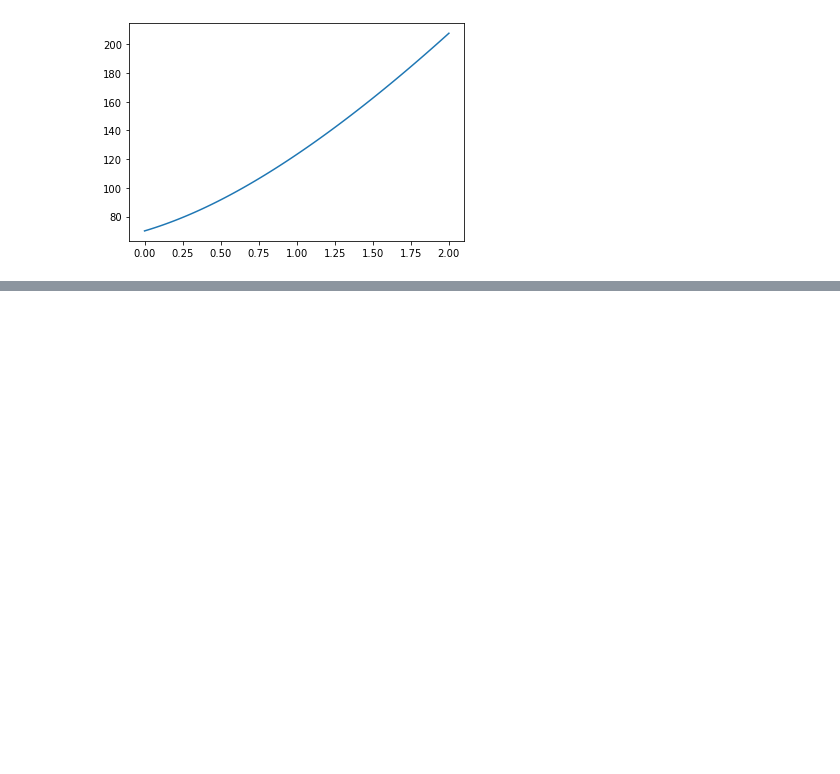
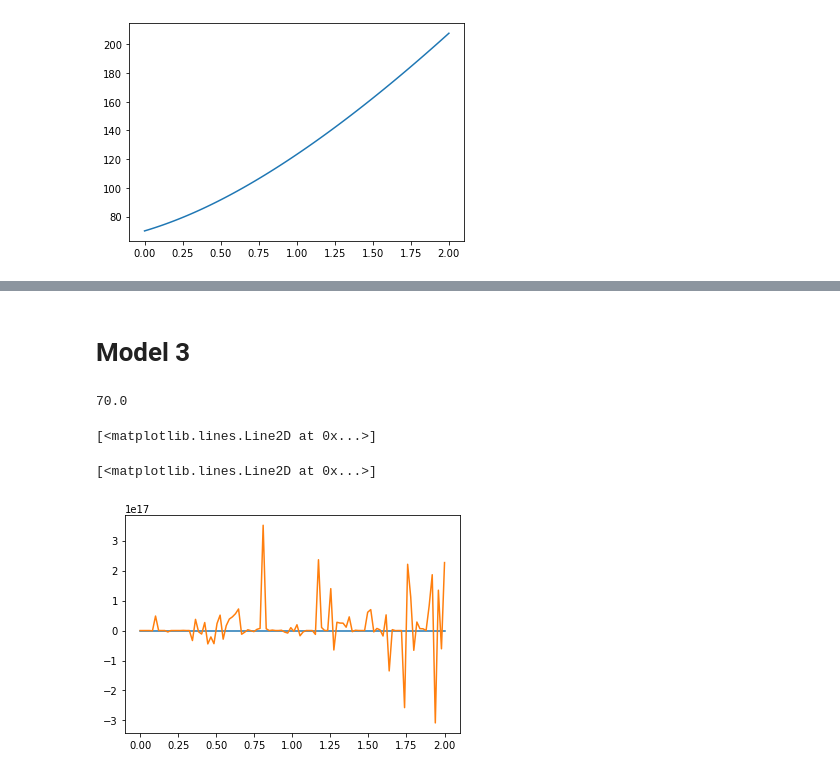
Before and after one commit to ViktorGakis/fishplots, a Jupyter notebook: fishplots.ipynb, the cells around one changed output, grey strips where cells are left out. Cells and saved outputs as stored; diff of their text form; code cells hidden in the pictures; blank space fills up the shorter version.

```diff
--- a/fishplots.ipynb
+++ b/fishplots.ipynb
@@ -115,0 +227,16 @@ plt.plot(zs,((omegam)*((1+zs)**3))/((Ηfunctionexp1(zs,[omegam,h])/(100*h))**2))
+# %% [markdown]
+# Model 3
+# %%
+equation_E3 = lambda E,z: E**2 - (1 + z)**3*(Om_m0) - E**2*(1 + np.exp(1)**((E**2*(-1 + 2*special.lambertw((np.sqrt(np.exp(1))*(Om_m0))/2).real))/2)*(-1 + E**2 - 2*E**2*special.lambertw((np.sqrt(np.exp(1))*(Om_m0))/2).real))
+# %%
+# Ηfunctionexp1(zs,[0.3,0.7])
+print(Ηfunction(0,[0.3,0.7,-0.5],equation_E3))
+# %% [output]
+70.0
+# %%
+plt.plot(zs,ΗfunctionLCDM(zs,[0.3,0.7]))
+plt.plot(zs,Ηfunction(zs,[0.3,0.7,-0.5],equation_E3))
+# %% [output]
+[<matplotlib.lines.Line2D at 0x...>]
+[<matplotlib.lines.Line2D at 0x...>]
+[figure, added]
```
Also changed, not shown: parts of 40 cells of this notebook.
